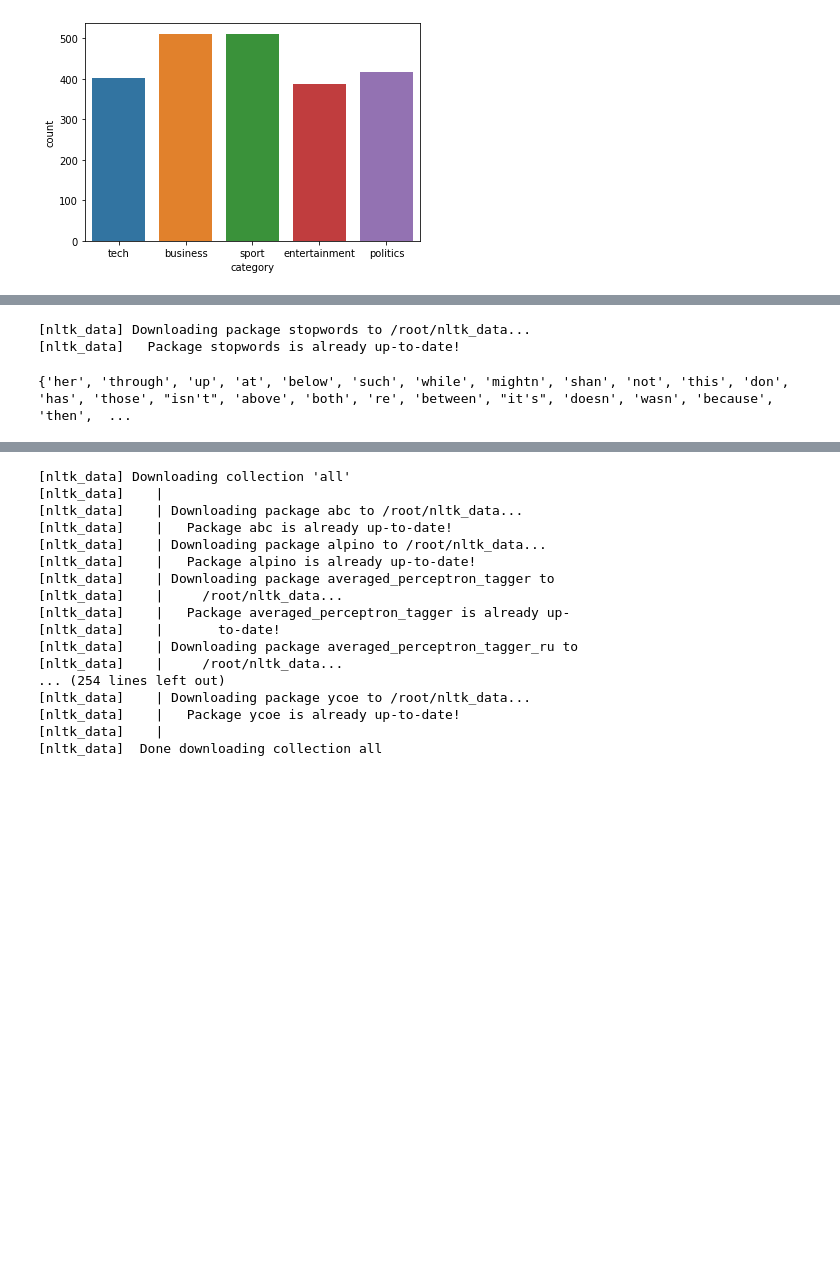
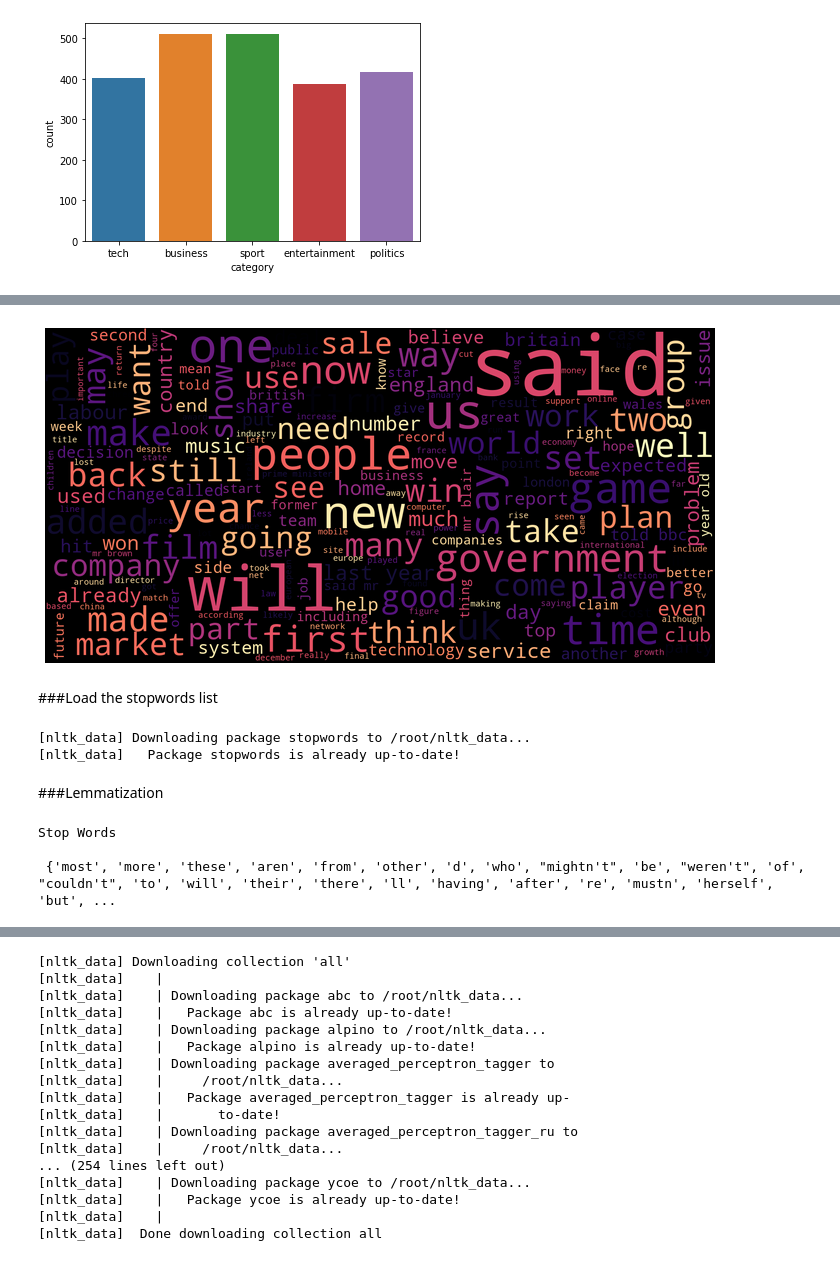
Before and after one commit to AishwaryaKalmangi/BBC-NBC, a Jupyter notebook: NBC_BBC_NEWS.ipynb, the cells around one changed output, grey strips where cells are left out. Saved outputs shown, nothing was run; the diff lists cells and outputs as text; code cells hidden in the pictures; blank space fills up the shorter version.

```diff
--- a/NBC_BBC_NEWS.ipynb
+++ b/NBC_BBC_NEWS.ipynb
@@ -73,0 +94,10 @@ sns.countplot(x='category',data = data)
+# %%
+# Data Cleaning
+def clean_text(text):
+    # remove everything except alphabets
+    text = re.sub("[^a-zA-Z]", " ", text)
+    # remove whitespaces
+    text = ' '.join(text.split())
+    text = text.lower()
+
+    return text
@@ -78,6 +150,18 @@ import re
 from nltk.corpus import stopwords
 from nltk.stem.porter import PorterStemmer
 from nltk.stem import WordNetLemmatizer
+# %%
+text = " ".join(review for review in df.clean_text)
+wordcloud = WordCloud(width=1600, height=800,max_font_size=200, colormap='magma').generate(text)
+
+plt.figure(figsize = (12, 10))
+plt.imshow(wordcloud, interpolation='spline36')
+plt.axis("off")
+plt.show()
+# %% [output]
+[figure, added]
+# %% [markdown]
+###Load the stopwords list
 # %%
 import nltk
 nltk.download('stopwords')
@@ -86,9 +170,14 @@ stop_words = set(stopwords.words('english'))
 # %% [output]
 [nltk_data] Downloading package stopwords to /root/nltk_data...
 [nltk_data]   Package stopwords is already up-to-date!
+# %% [markdown]
+###Lemmatization
 # %%
 stemmer = PorterStemmer()
 lemmatizer = WordNetLemmatizer()
-print(stop_words)
-# %% [output]
-{'her', 'through', 'up', 'at', 'below', 'such', 'while', 'mightn', 'shan', 'not', 'this', 'don', 'has', 'those', "isn't", 'above', 'both', 're', 'between', "it's", 'doesn', 'wasn', 'because', 'then',  ...
+# %%
+print("Stop Words\n\n",stopWords)
+# %% [output]
+Stop Words
+
+ {'most', 'more', 'these', 'aren', 'from', 'other', 'd', 'who', "mightn't", 'be', "weren't", 'of', "couldn't", 'to', 'will', 'their', 'there', 'll', 'having', 'after', 're', 'mustn', 'herself', 'but', ...
```
Also changed, not shown: parts of 63 cells of this notebook.
